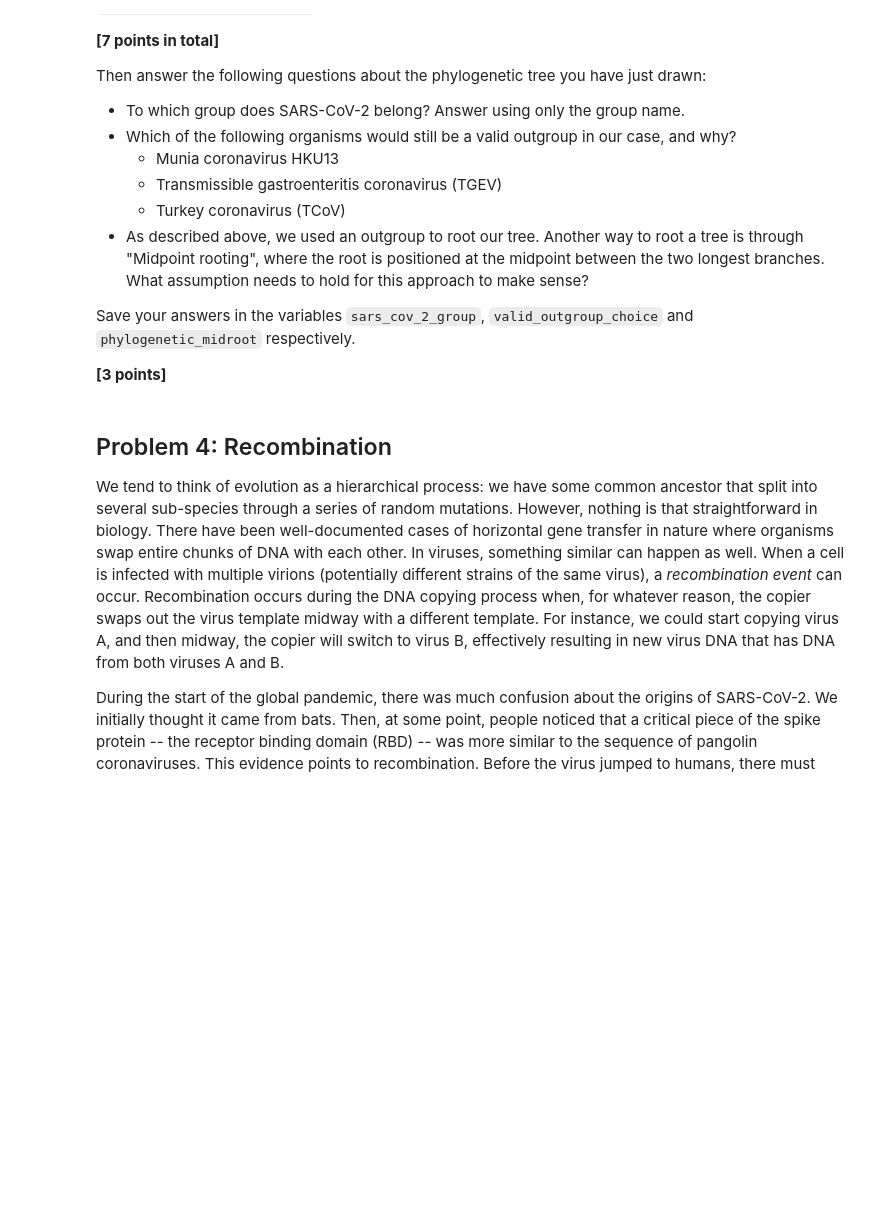
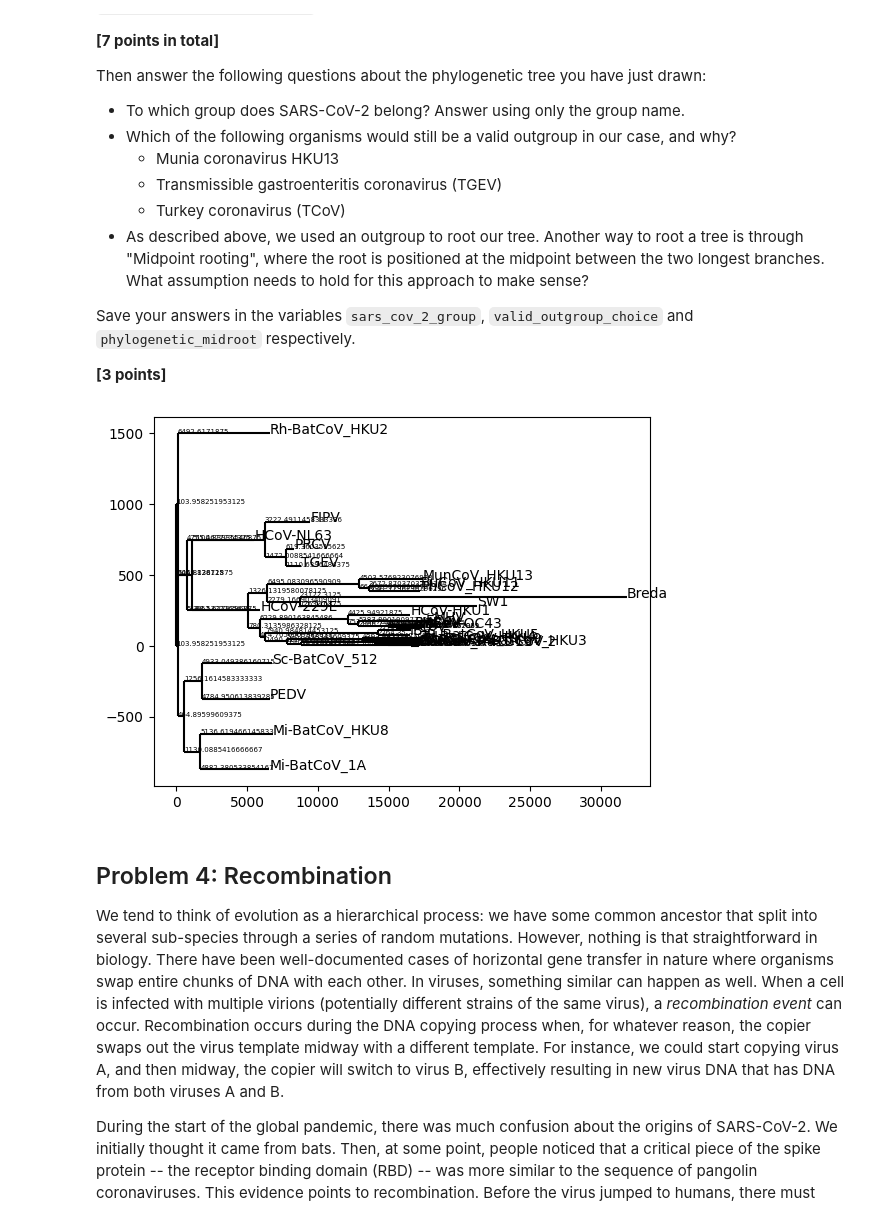
Before and after one commit to riva-man/assign_phylo, a Jupyter notebook: phylo_workbook.ipynb, the cells around one changed output. Saved outputs shown, nothing was run; the diff lists cells and outputs as text; code cells hidden in the pictures; blank space fills up the shorter version.

Commit message:
Attempting Problem 3
- Need to fix calculating of distances in tree drawing

```diff
--- a/phylo_workbook.ipynb
+++ b/phylo_workbook.ipynb
@@ -131,3 +128,40 @@ Save your answers in the variables `sars_cov_2_group`, `valid_outgroup_choice` a
+# %%
+from Bio import SeqIO
+
+# Parsing fasta file and storing virus names and sequences
+labels = []
+fasta = []
+for record in SeqIO.parse("./data/clustal_MSA_coronavirus.fasta", "fasta"):
+    name = record.name.split('|')[0]
+    sequence = str(record.seq)
+    fasta.append((name, sequence))
+    labels.append(name)
+
+# Function that returns Hamming Distance for 2 sequences passed in
+def calculate_dist(seq1, seq2):
+    dist = 0
+    for index in range(len(seq1)):
+        if seq1[index] != seq2[index]:
+            dist += 1
+
+    return dist
+
+# Creating Hamming Distance Matrix and populating with values
+hamming_dist = [[0 for _ in range(len(labels))] for _ in range(len(labels))]
+for i in range(len(labels)):
+    for j in range(i + 1, len(labels)):
+        hamming_dist[i][j] = calculate_dist(fasta[i][1], fasta[j][1])
+        hamming_dist[j][i] = hamming_dist[i][j]
+
+root = neighbor_joining(hamming_dist, labels)
+
+import matplotlib.pyplot as plt
+fig, ax = plt.subplots()
+plot_nj_tree(root, ax)
+plt.show()
+# plt.savefig('problem3.svg')
+# %% [output]
+[figure, added]
 # %%
 sars_cov_2_group = """To which group does SARS-CoV-2 belong? Answer using only the group name."""
 # %%
```
Also changed, not shown: parts of 1 cell of this notebook, 1 other file.
